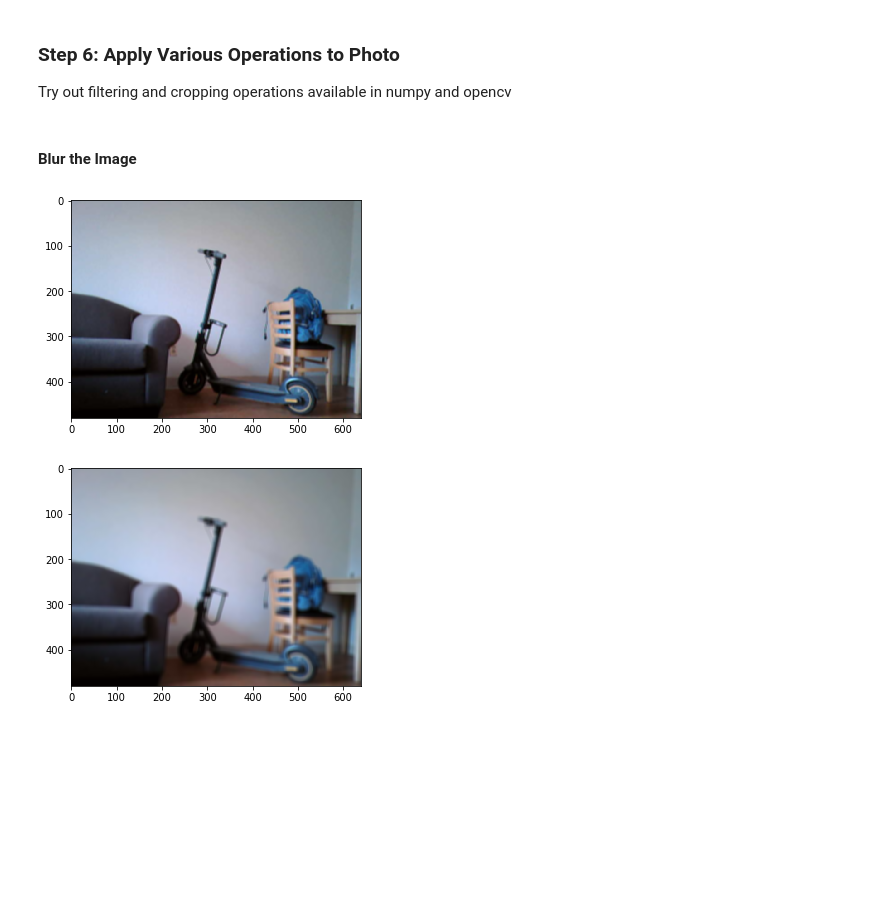
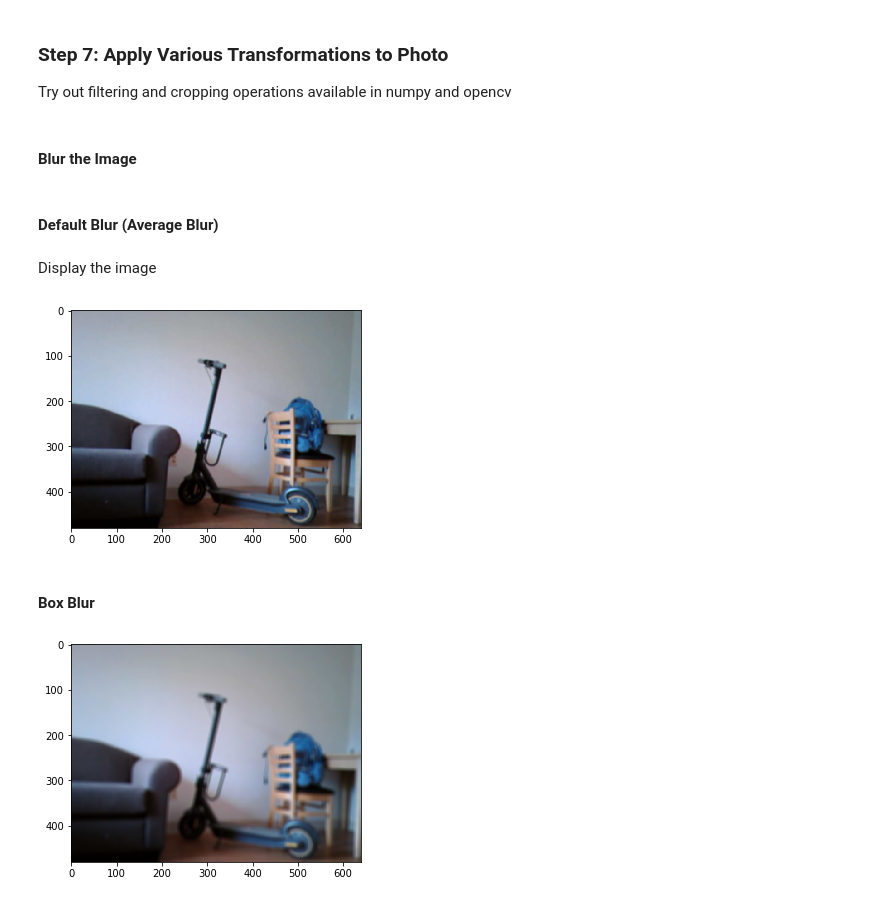
Before and after one commit to Xilinx/PYNQ_Bootcamp, a Jupyter notebook: bootcamp_sessions/PYNQ301_intro_to_cameras.ipynb, the cells around one changed output. Cells and saved outputs as stored; diff of their text form; code cells hidden in the pictures; blank space fills up the shorter version.

```diff
--- a/bootcamp_sessions/PYNQ301_intro_to_cameras.ipynb
+++ b/bootcamp_sessions/PYNQ301_intro_to_cameras.ipynb
@@ -62,13 +122,19 @@ plt.show()
 # %% [markdown]
-### Step 6: Apply Various Operations to Photo
+### Step 7: Apply Various Transformations to Photo
+
 Try out filtering and cropping operations available in numpy and opencv
 # %% [markdown]
 #### Blur the Image
+# %% [markdown]
+#### Default Blur (Average Blur)
 # %%
-# Default Blur
-m1 = cv2.blur(frame,(5,5))
-plt.imshow(m1)
-plt.show()
+blurred_image_1 = cv2.blur(frame, (5,5))
-# %% [output]
-[figure, removed]
+# %% [markdown]
+Display the image
+# %%
+show_image(image=blurred_image_1)
+# %% [output]
+[figure, added]
+# %% [markdown]
+#### Box Blur
 # %%
```
Also changed, not shown: parts of 46 cells of this notebook, 2 other files.
